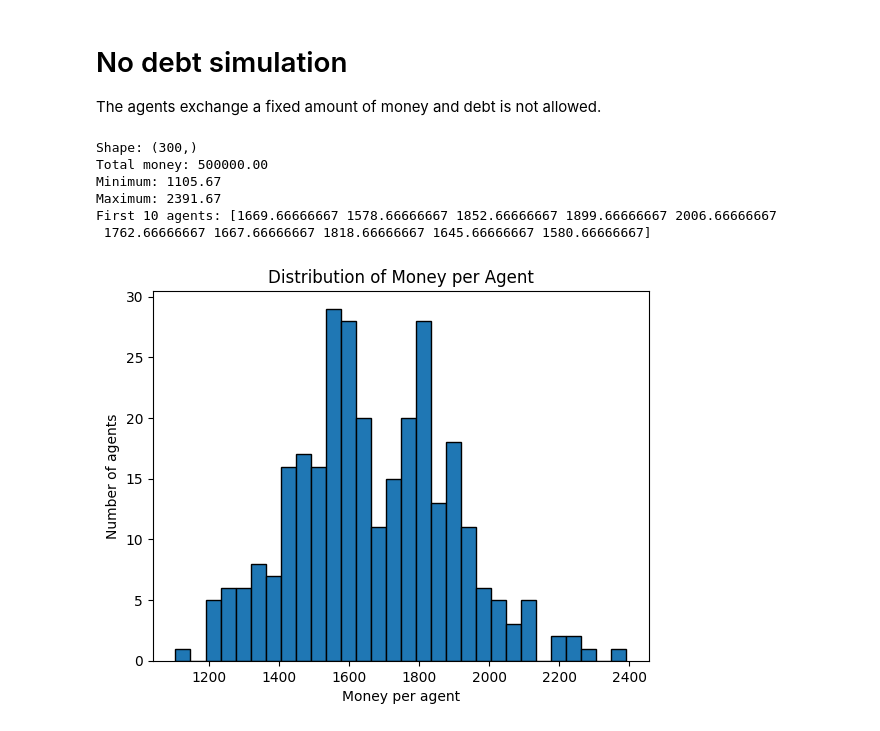
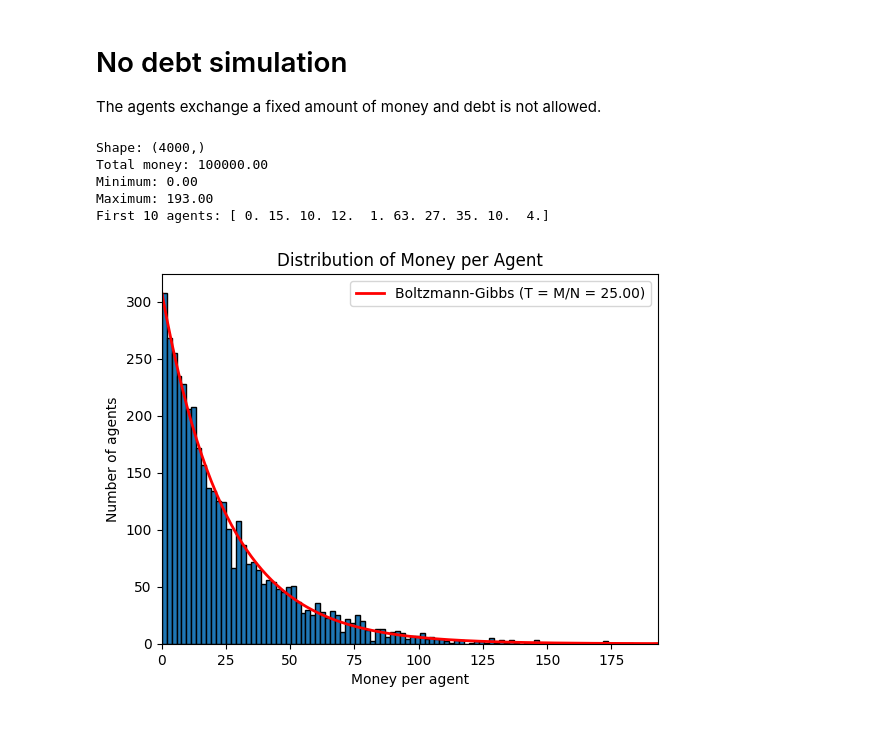
Before and after one commit to giacomells/Statistical-Mechanics-of-Money, a Jupyter notebook: NoDebt.ipynb, the cells around one changed output. Saved outputs shown, nothing was run; the diff lists cells and outputs as text; code cells hidden in the pictures.

```diff
--- a/NoDebt.ipynb
+++ b/NoDebt.ipynb
@@ -5,8 +5,8 @@ The agents exchange a fixed amount of money and debt is not allowed.
 import functions as func
 import matplotlib.pyplot as plt
 # %%
-N = 300
-M = 5e5
+N = 4000
+M = 10e4
 steps = 8e6
 
 agents = func.simulate_no_debt(N=N, M=M, steps=steps, transaction_type='constant')
@@ -17,17 +17,24 @@ print(f"Minimum: {agents.min():.2f}")
 print(f"Maximum: {agents.max():.2f}")
 print("First 10 agents:", agents[:10])
 # %% [output]
-Shape: (300,)
-Total money: 500000.00
-Minimum: 1105.67
-Maximum: 2391.67
-First 10 agents: [1669.66666667 1578.66666667 1852.66666667 1899.66666667 2006.66666667
- 1762.66666667 1667.66666667 1818.66666667 1645.66666667 1580.66666667]
+Shape: (4000,)
+Total money: 100000.00
+Minimum: 0.00
+Maximum: 193.00
+First 10 agents: [ 0. 15. 10. 12.  1. 63. 27. 35. 10.  4.]
 # %%
-plt.hist(agents, bins=30, edgecolor="black")
+plt.hist(agents, bins=100, edgecolor="black")
+T = M / N
+
+x_fit = np.linspace(0, agents.max(), 200)
+y_fit = (N / T) * np.exp(-x_fit / T) * (agents.max() / 100)  # scaled to histogram counts
+
+plt.plot(x_fit, y_fit, 'r-', linewidth=2, label=f"Boltzmann-Gibbs (T = M/N = {T:.2f})")
+plt.xlim(0, agents.max())
+plt.legend()
 plt.xlabel("Money per agent")
 plt.ylabel("Number of agents")
 plt.title("Distribution of Money per Agent")
 plt.show()
 # %% [output]
-[figure, old version]
+[figure, new version]
```
